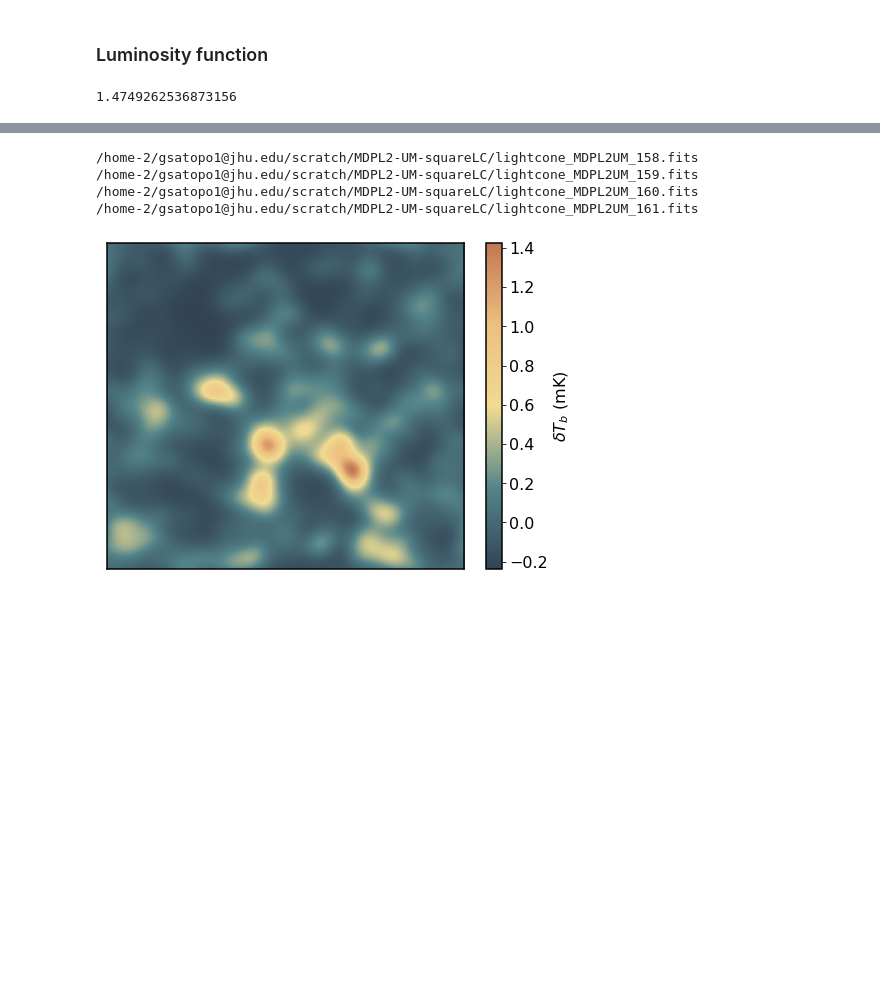
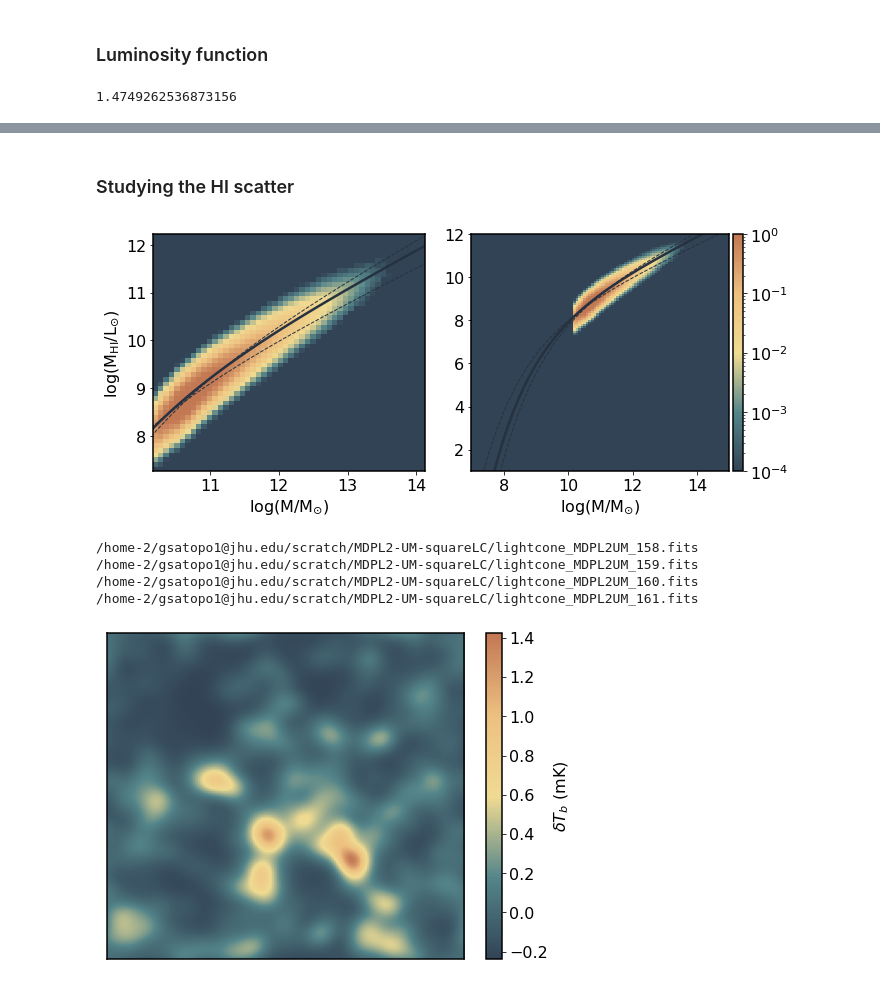
Before and after one commit to kokron/skyLine, a Jupyter notebook: notebooks/LIM LC Showcase.ipynb, the cells around one changed output, grey strips where cells are left out. Saved outputs shown, nothing was run; the diff lists cells and outputs as text; code cells hidden in the pictures; blank space fills up the shorter version.

```diff
--- a/notebooks/LIM LC Showcase.ipynb
+++ b/notebooks/LIM LC Showcase.ipynb
@@ -476,0 +412,11 @@ plt.tight_layout()
+# %% [markdown]
+### Studying the HI scatter
+# %%
+inds_RA = (LC_HI.halo_catalog['RA'] > LC_HI.RAObs_min.value)&(LC_HI.halo_catalog['RA'] < LC_HI.RAObs_max.value)
+inds_DEC = (LC_HI.halo_catalog['DEC'] > LC_HI.DECObs_min.value)&(LC_HI.halo_catalog['DEC'] < LC_HI.DECObs_max.value)
+inds_sky = inds_RA&inds_DEC
+inds_redshift=(LC_HI.nuObs_line_halo['HI'] >= LC_HI.nuObs_min)&(LC_HI.nuObs_line_halo['HI'] <= LC_HI.nuObs_max)
+inds_SFR=(LC_HI.halo_catalog['SFR_HALO']>0)
+
+inds = inds_SFR&inds_redshift&inds_sky
+Mhalo_Msun = (LC_HI.halo_catalog['M_HALO'][inds]*LC_HI.Msunh).to(u.Msun)
@@ -477,3 +434,44 @@ plt.tight_layout()
+# %%
+def MHI_VN(M, a, M0, Mmin):
+    return M0*np.exp(-(Mmin/M)**0.35)*(M/Mmin)**a
+
+logM=np.linspace(7, 15, 50)
+params=[[0.76-0.05,2.9e9-2e9,6.7e10-4e10],[0.76,2.9e9,6.7e10], [0.76+0.05,2.9e9+2e9,6.7e10+4e10]]
+h=0.678
+M_VN=[]
+for i in range(len(params)):
+    a,M0,Mmin=params[i]
+    M_VN.append(MHI_VN((10**logM)*u.Msun, a, M0*u.Msun/h, Mmin*u.Msun/h))
+# %%
+logM=np.linspace(7, 15, 50)
+
+fig, ax = plt.subplots(nrows=1, ncols=2, figsize=(10,4.5))
+
+ax[0].hist2d(np.log10(Mhalo_Msun.value), np.log10(MHI_samples.value), bins=[50, 50], norm=mpl.colors.LogNorm(),
+             cmap=cmap, density=True, vmin=1e-4, vmax=1)
+ax[0].plot(logM, np.log10(M_VN[0].value), '--',lw=1, color='#263240')
+ax[0].plot(logM, np.log10(M_VN[1].value), color='#263240')
+ax[0].plot(logM, np.log10(M_VN[2].value), '--',lw=1, color='#263240')
+ax[0].set_facecolor(grey)
+ax[0].set_xlabel(r'$\log$(M/M$_{\odot}$)')
+ax[0].set_ylabel(r'$\log$(M$_{\rm HI}$/L$_{\odot}$)')
+
+im=ax[1].hist2d(np.log10(Mhalo_Msun.value), np.log10(MHI_samples.value), bins=[50, 50], norm=mpl.colors.LogNorm(),
+             cmap=cmap, density=True, vmin=1e-4, vmax=1)
+ax[1].plot(logM, np.log10(M_VN[0].value), '--',lw=1, color='#263240')
+ax[1].plot(logM, np.log10(M_VN[1].value), color='#263240')
+ax[1].plot(logM, np.log10(M_VN[2].value), '--',lw=1, color='#263240')
+ax[1].set_facecolor(grey)
+divider = make_axes_locatable(ax[1])
+cax = divider.append_axes('right', size='4%', pad=0.05)
+fig.colorbar(im[3], cax=cax, orientation='vertical')
+ax[1].set_xlabel(r'$\log$(M/M$_{\odot}$)')
+ax[1].set_ylim(1, 12)
+ax[1].set_xlim(7, 15)
+
+plt.tight_layout()
+# %% [output]
+[figure, added]
 # %%
 nu_HI=1.4204134*u.GHz
 zmin_HI = 2.4; zmax_HI = 2.5
```
Also changed, not shown: parts of 7 cells of this notebook, 2 other files.
